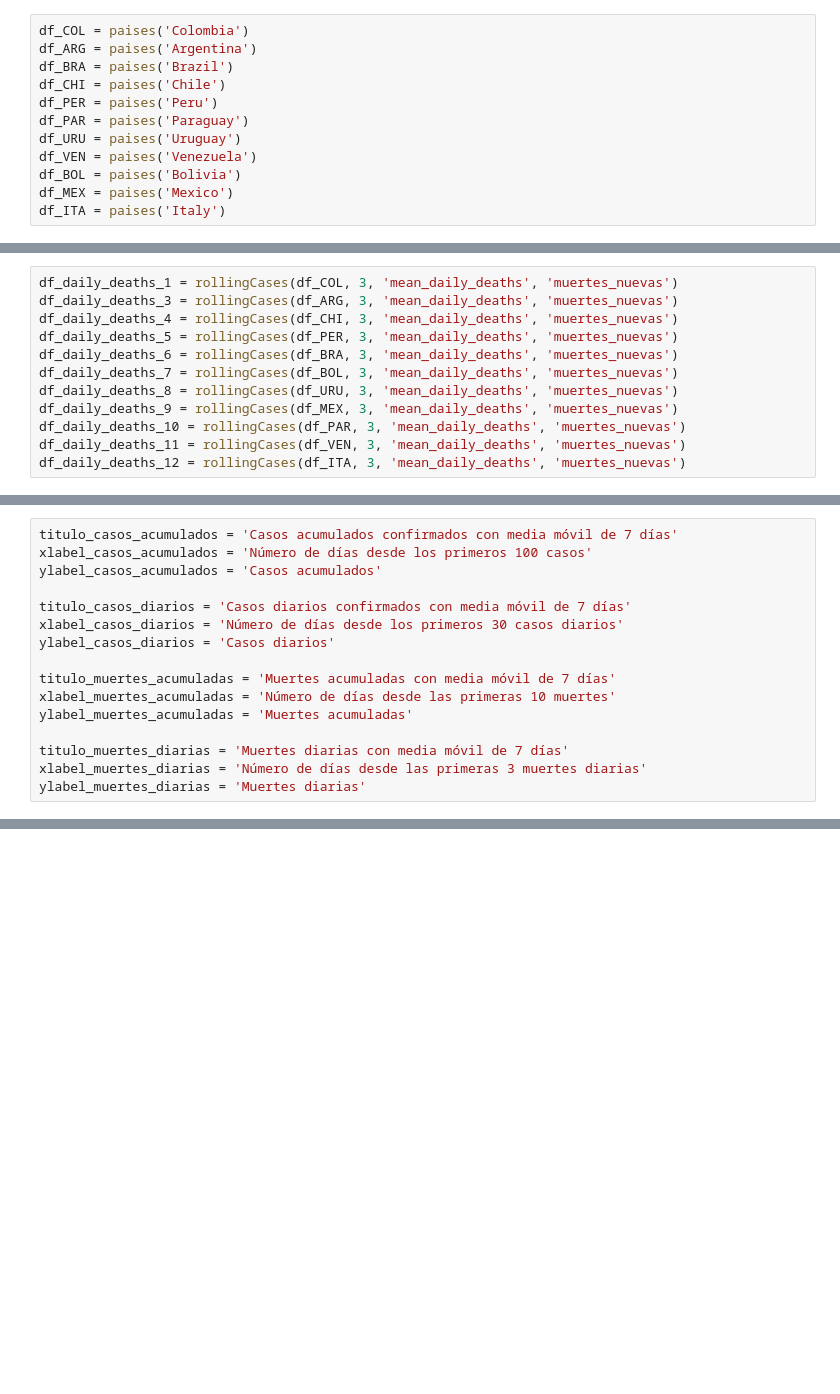
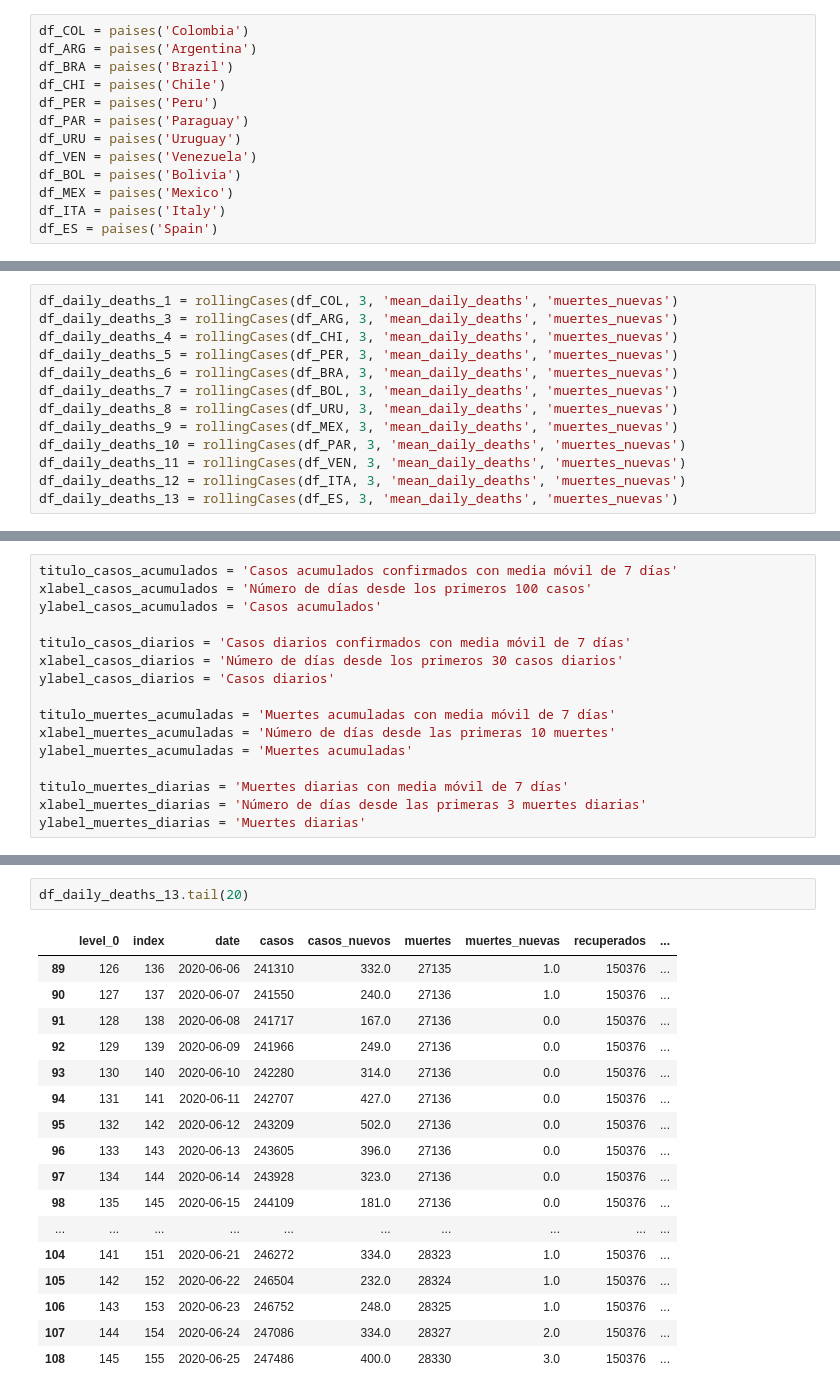
Before and after one commit to mauriciogupi/COVID-19, a Jupyter notebook: latam.ipynb, the cells around one changed output, grey strips where cells are left out. Saved outputs shown, nothing was run; the diff lists cells and outputs as text; blank space fills up the shorter version.

```diff
--- a/latam.ipynb
+++ b/latam.ipynb
@@ -78,6 +76,7 @@ df_VEN = paises('Venezuela')
 df_BOL = paises('Bolivia')
 df_MEX = paises('Mexico')
 df_ITA = paises('Italy')
+df_ES = paises('Spain')
 # %% [markdown]
 ## Funcion rollingCases
 Se usa para obtener el promedio movil de la serie de tiempo por siete días
@@ -178,6 +180,7 @@ df_daily_deaths_9 = rollingCases(df_MEX, 3, 'mean_daily_deaths', 'muertes_nuevas
 df_daily_deaths_10 = rollingCases(df_PAR, 3, 'mean_daily_deaths', 'muertes_nuevas')
 df_daily_deaths_11 = rollingCases(df_VEN, 3, 'mean_daily_deaths', 'muertes_nuevas')
 df_daily_deaths_12 = rollingCases(df_ITA, 3, 'mean_daily_deaths', 'muertes_nuevas')
+df_daily_deaths_13 = rollingCases(df_ES, 3, 'mean_daily_deaths', 'muertes_nuevas')
 # %%
 list_df1 = [df1 , df3, df4, df5, df6, df7, df8, df9, df10, df11,df12]
 list_df2 = [df_1 , df_3, df_4, df_5, df_6, df_7, df_8, df_9,df_11, df_12]
@@ -224,0 +231,20 @@ graficar(list_df_daily_deaths, 'mean_daily_deaths', titulo_muertes_diarias, xlab
+# %%
+df_daily_deaths_13.tail(20)
+# %% [output]
+|  | level_0 | index | date | casos | casos_nuevos | muertes | muertes_nuevas | recuperados | ... |
+| 89 | 126 | 136 | 2020-06-06 | 241310 | 332.0 | 27135 | 1.0 | 150376 | ... |
+| 90 | 127 | 137 | 2020-06-07 | 241550 | 240.0 | 27136 | 1.0 | 150376 | ... |
+| 91 | 128 | 138 | 2020-06-08 | 241717 | 167.0 | 27136 | 0.0 | 150376 | ... |
+| 92 | 129 | 139 | 2020-06-09 | 241966 | 249.0 | 27136 | 0.0 | 150376 | ... |
+| 93 | 130 | 140 | 2020-06-10 | 242280 | 314.0 | 27136 | 0.0 | 150376 | ... |
+| 94 | 131 | 141 | 2020-06-11 | 242707 | 427.0 | 27136 | 0.0 | 150376 | ... |
+| 95 | 132 | 142 | 2020-06-12 | 243209 | 502.0 | 27136 | 0.0 | 150376 | ... |
+| 96 | 133 | 143 | 2020-06-13 | 243605 | 396.0 | 27136 | 0.0 | 150376 | ... |
+| 97 | 134 | 144 | 2020-06-14 | 243928 | 323.0 | 27136 | 0.0 | 150376 | ... |
+| 98 | 135 | 145 | 2020-06-15 | 244109 | 181.0 | 27136 | 0.0 | 150376 | ... |
+| ... | ... | ... | ... | ... | ... | ... | ... | ... | ... |
+| 104 | 141 | 151 | 2020-06-21 | 246272 | 334.0 | 28323 | 1.0 | 150376 | ... |
+| 105 | 142 | 152 | 2020-06-22 | 246504 | 232.0 | 28324 | 1.0 | 150376 | ... |
+| 106 | 143 | 153 | 2020-06-23 | 246752 | 248.0 | 28325 | 1.0 | 150376 | ... |
+| 107 | 144 | 154 | 2020-06-24 | 247086 | 334.0 | 28327 | 2.0 | 150376 | ... |
+| 108 | 145 | 155 | 2020-06-25 | 247486 | 400.0 | 28330 | 3.0 | 150376 | ... |
```
Also changed, not shown: parts of 12 cells of this notebook, 24 other files.
